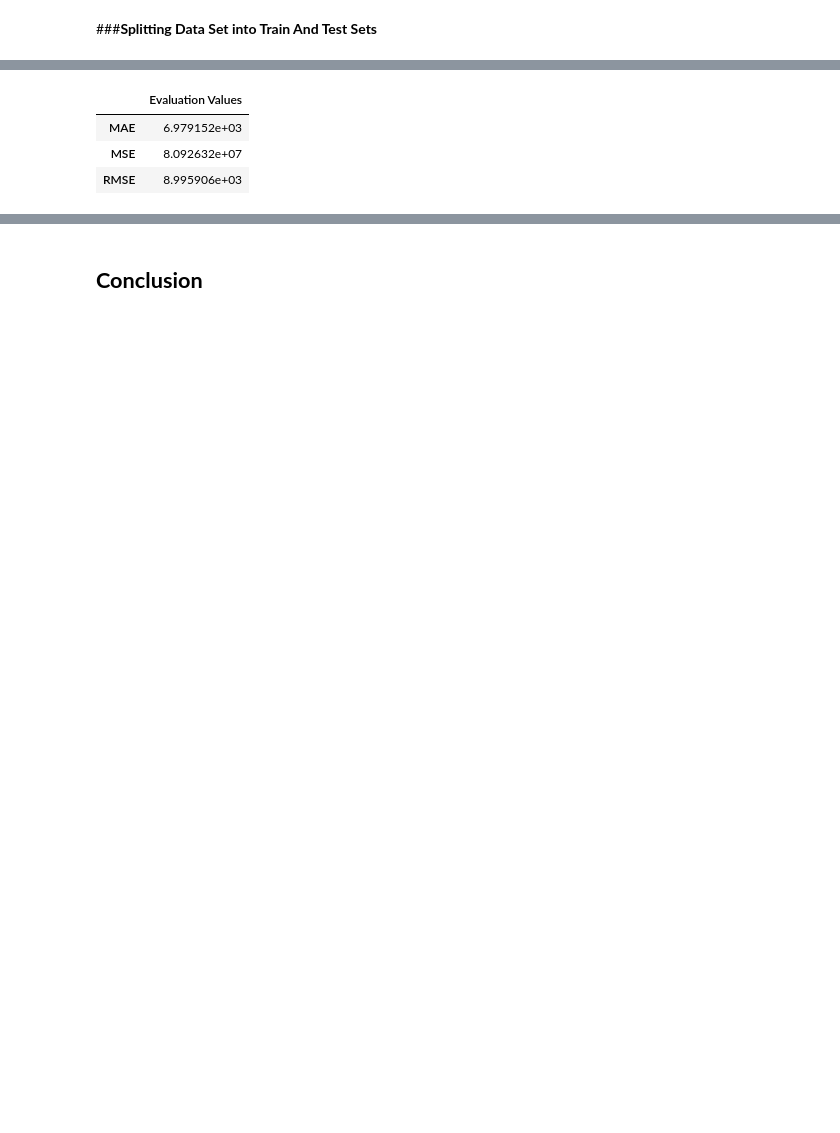
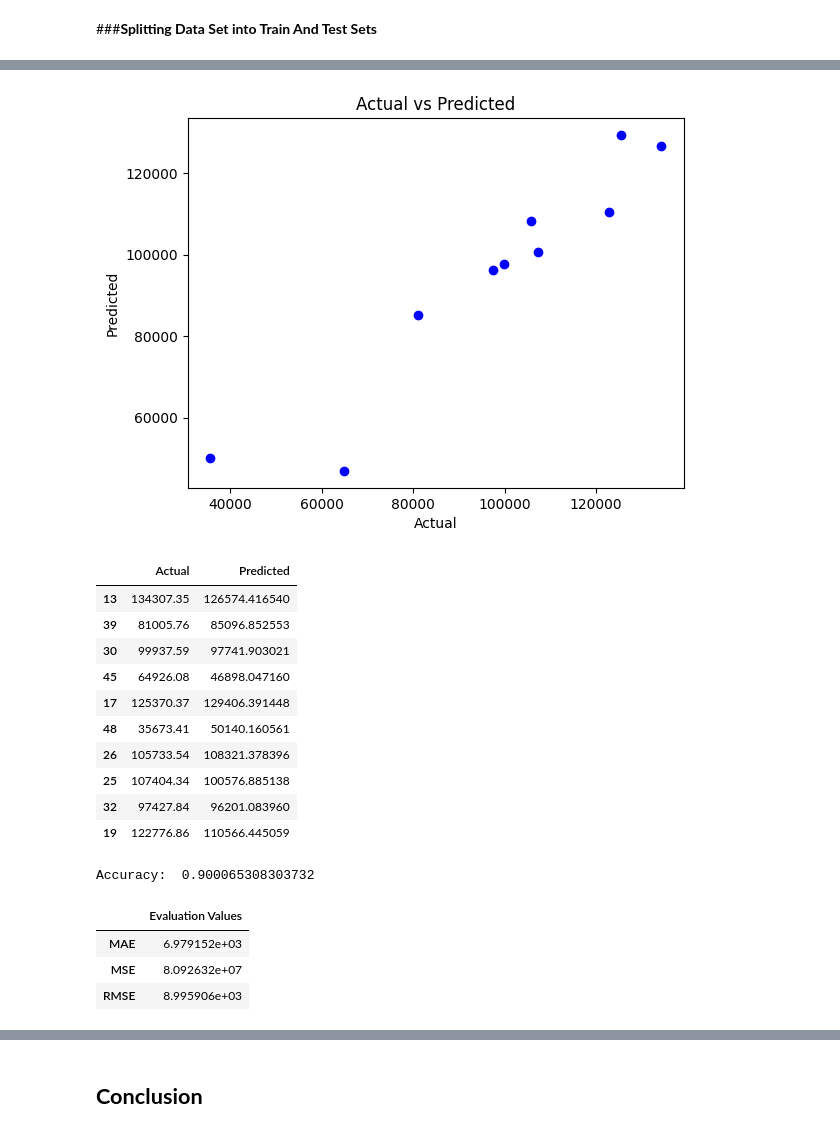
Before and after one commit to adamusengamana/Project_-50_Companies_Model-, a Jupyter notebook: Project_50_Companies_Model.ipynb, the cells around one changed output, grey strips where cells are left out. Cells and saved outputs as stored; diff of their text form; code cells hidden in the pictures; blank space fills up the shorter version.

```diff
--- a/Project_50_Companies_Model.ipynb
+++ b/Project_50_Companies_Model.ipynb
@@ -233 +246,24 @@ Accuracy:  0.9000653083037321
+# %%
+#Ridge_model
+Ridge_predictions=Ridge_model.predict(X_test)
+plt.scatter(y_test,Ridge_predictions,color='blue')
+plt.title('Actual vs Predicted')
+plt.xlabel('Actual')
+plt.ylabel('Predicted')
+plt.show()
+results = pd.DataFrame({'Actual': y_test, 'Predicted': Ridge_predictions})
+results
+# %% [output]
+[figure, added]
+|  | Actual | Predicted |
+| 13 | 134307.35 | 126574.416540 |
+| 39 | 81005.76 | 85096.852553 |
+| 30 | 99937.59 | 97741.903021 |
+| 45 | 64926.08 | 46898.047160 |
+| 17 | 125370.37 | 129406.391448 |
+| 48 | 35673.41 | 50140.160561 |
+| 26 | 105733.54 | 108321.378396 |
+| 25 | 107404.34 | 100576.885138 |
+| 32 | 97427.84 | 96201.083960 |
+| 19 | 122776.86 | 110566.445059 |
 # %%
@@ -237,7 +275,9 @@ RMSE = np.sqrt(MSE)
 # %%
+print("Accuracy: ",LR_accuracy)
 evaluation = pd.DataFrame(data =[MAE,MSE,RMSE], index='MAE MSE RMSE'.split(), columns = ['Evaluation Values'])
 evaluation
 # %% [output]
+Accuracy:  0.900065308303732
 |  | Evaluation Values |
 | MAE | 6.979152e+03 |
 | MSE | 8.092632e+07 |
```
Also changed, not shown: parts of 27 cells of this notebook.
